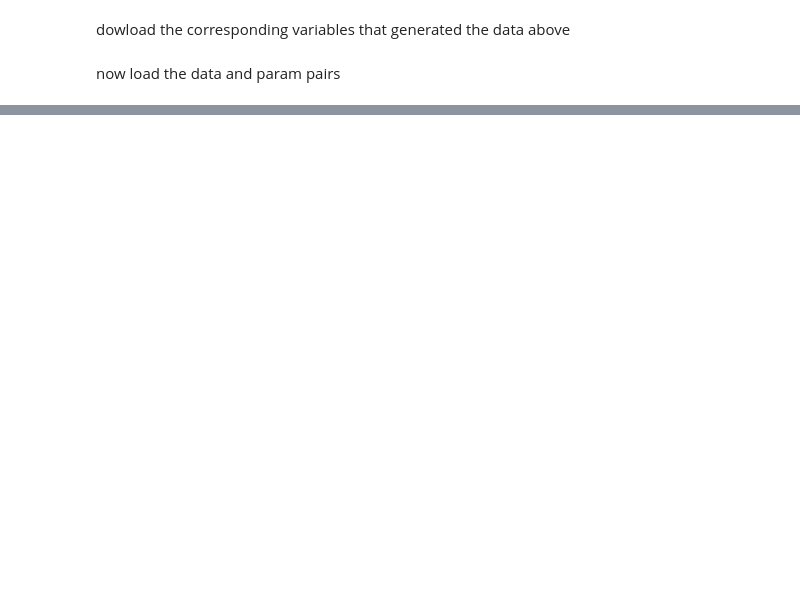
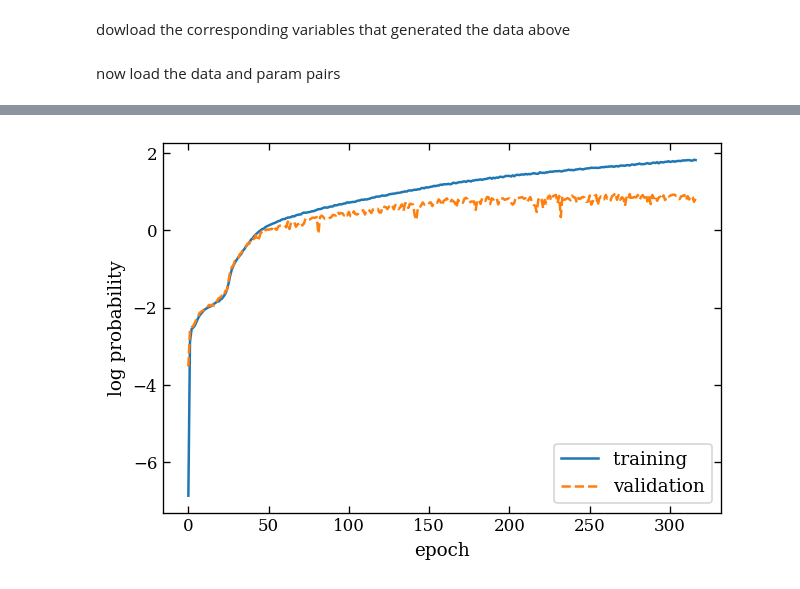
Before and after one commit to fred144/STCS6701, a Jupyter notebook: final/final.ipynb, the cells around one changed output, grey strips where cells are left out. Drawn from its saved outputs; the diff is of its cells as text; code cells hidden in the pictures; blank space fills up the shorter version.

```diff
--- a/final/final.ipynb
+++ b/final/final.ipynb
@@ -66,7 +77,13 @@ x_gas_mass = np.log10(np.load("drive/MyDrive/classes/STCS6701/final_project/data
 # %%
-theta = np.loadtxt("drive/MyDrive/classes/STCS6701/final_project/data/params_LH_IllustrisTNG.txt")
-theta = np.repeat(theta, 15, axis=0) # recall each simulation has 15 images
-theta_labels = [r'$\Omega_m$', r'$\sigma_8$', r'$A_{SN1}$', r'$A_{AGN1}$', r'$A_{SN2}$', r'$A_{AGN2}$']
+theta = np.repeat(theta, 15, axis=0)  # recall each simulation has 15 images
+theta_labels = [
+    r"$\Omega_m$",
+    r"$\sigma_8$",
+    r"$A_{SN1}$",
+    r"$A_{AGN1}$",
+    r"$A_{SN2}$",
+    r"$A_{AGN2}$",
+]
 # %%
 print(x_temp.shape)
 print(x_gas_mass.shape)
@@ -91,0 +138,6 @@ plt.show()
+# %%
+# make a dataloader
+temp_loader = ili.dataloaders.NumpyLoader(
+    x=x_temp, theta=theta
+)  # splits data into train and val
+gas_mass_loader = ili.dataloaders.NumpyLoader(x=x_gas_mass, theta=theta)
@@ -91,0 +178,5 @@ plt.show()
+# %%
+# determine prior bounds
+prior_min = theta.min(axis=0)
+prior_max = theta.max(axis=0)
+prior = ili.utils.Uniform(low=prior_min, high=prior_max, device=device)
@@ -91,0 +244,17 @@ plt.show()
+# %%
+# plot train/validation loss
+fig, ax = plt.subplots(1, 1, figsize=(6, 4), dpi=120)
+
+for i, m in enumerate(summaries_temp):
+    ax.plot(m["training_log_probs"], ls="-", label=f"training ")
+    ax.plot(m["validation_log_probs"], ls="--", label=f"validation")
+
+ax.set_xlabel("epoch")
+ax.set_ylabel("log probability")
+ax.set_xlim(0, None)
+ax.legend()
+
+plt.savefig("./maf_log_prob_temp.png", bbox_inches="tight", dpi=300, pad_inches=0.1)
+plt.show()
+# %% [output]
+[figure, added]
```
Also changed, not shown: parts of 16 cells of this notebook, 10 other files.
